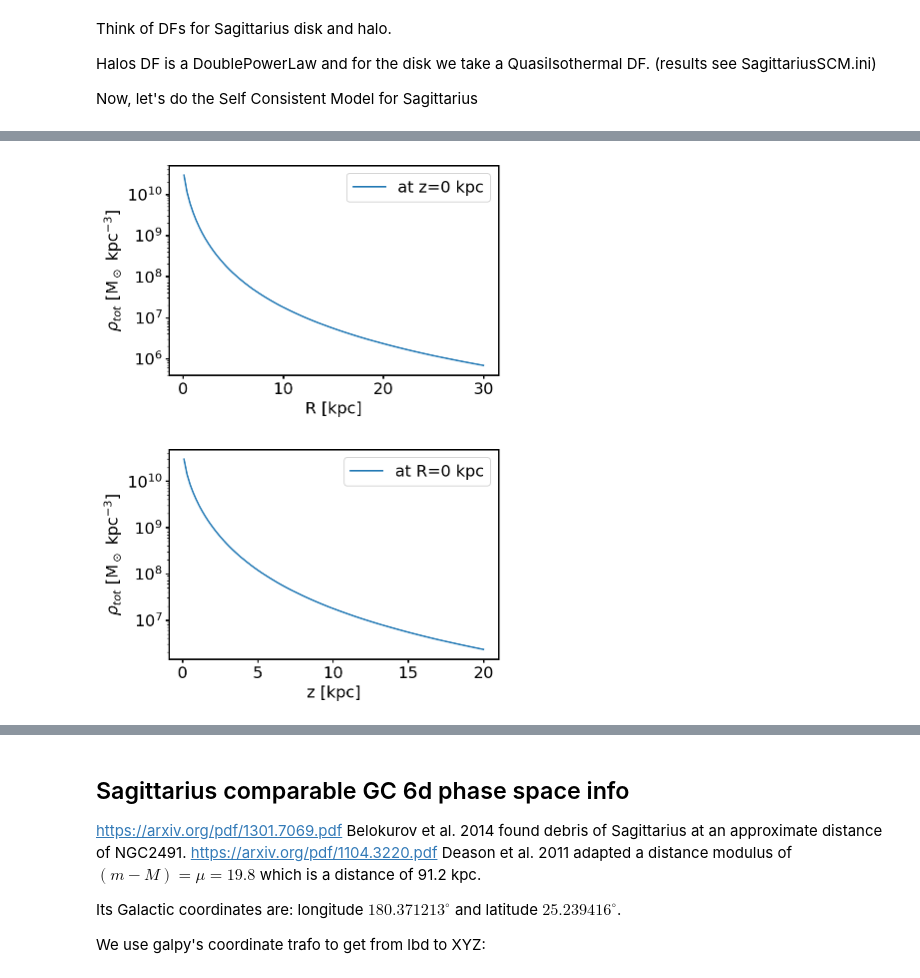
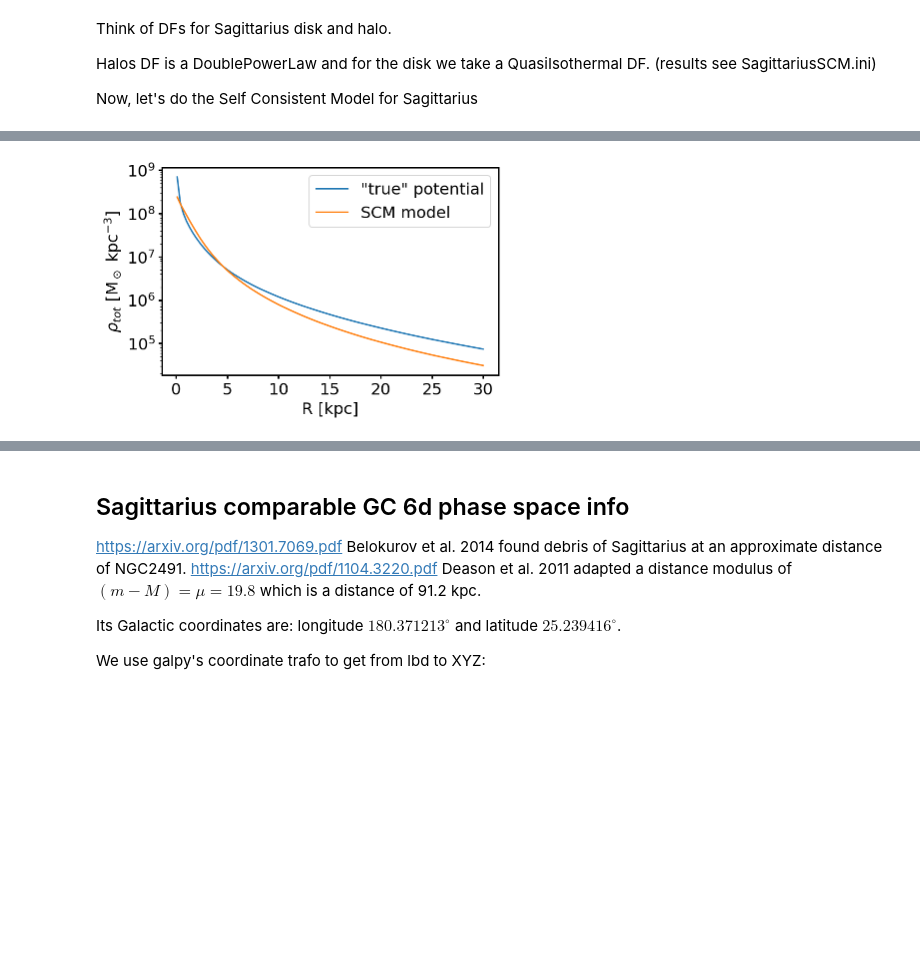
Before and after one commit to sophialilleengen/Sagittarius_Saas_Fee, a Jupyter notebook: N-body_simulations/Models_Sag_MW.ipynb, the cells around one changed output, grey strips where cells are left out. Cells and saved outputs as stored; diff of their text form; code cells hidden in the pictures; blank space fills up the shorter version.

```diff
--- a/N-body_simulations/Untitled.ipynb
+++ b/N-body_simulations/Models_Sag_MW.ipynb
@@ -483,37 +484,41 @@ y_test_squared = R_test_squared - x_test_squared
 x_test = np.sqrt(x_test_squared)
 y_test = np.sqrt(y_test_squared)
 
 x_othertest = np.zeros(100)
 y_othertest = np.zeros(100)
 z_othertest = np.linspace(0.1, 20, num = 100)
 
 pos = np.array([x_test, y_test, z_test])
 pos_test = []
 for i in range(len(pos[0])):
     pos_test.append([x_test[i], y_test[i], z_test[i]])
 
 posother = np.array([x_test, y_test, z_test])
 pos_othertest = []
 for i in range(len(posother[0])):
     pos_othertest.append([x_othertest[i], y_othertest[i], z_othertest[i]])
 
 
-dens_test = model.potential.density(pos_test)
+SCMdens_test = model.potential.density(pos_test)
 dens_othertest = model.potential.density(pos_othertest)
+potdens_test = sag_pot.density(pos_test)
 
-plt.semilogy(R_test, dens_test, label = 'at z=0 kpc')
+plt.semilogy(R_test, potdens_test, label = '"true" potential')
+plt.semilogy(R_test, SCMdens_test, label = 'SCM model')
+
 plt.xlabel("R [kpc]")
 plt.ylabel('$\\rho_{tot}\ [\mathrm{M}_\odot\ \mathrm{kpc}^{-3}] $')
 plt.legend()
+'''
 plt.show()
 plt.semilogy(z_othertest, dens_othertest, label = 'at R=0 kpc')
 plt.xlabel("z [kpc]")
 plt.ylabel('$\\rho_{tot}\ [\mathrm{M}_\odot\ \mathrm{kpc}^{-3}] $')
 plt.legend()
+'''
 plt.show()
 # %% [output]
-[figure, old version]
+[figure, new version]
-[figure, removed]
 # %%
 r = np.linspace(0,20)
 points = np.column_stack((r, r*0, r*0))
```
Also changed, not shown: parts of 15 cells of this notebook, 25 other files.
